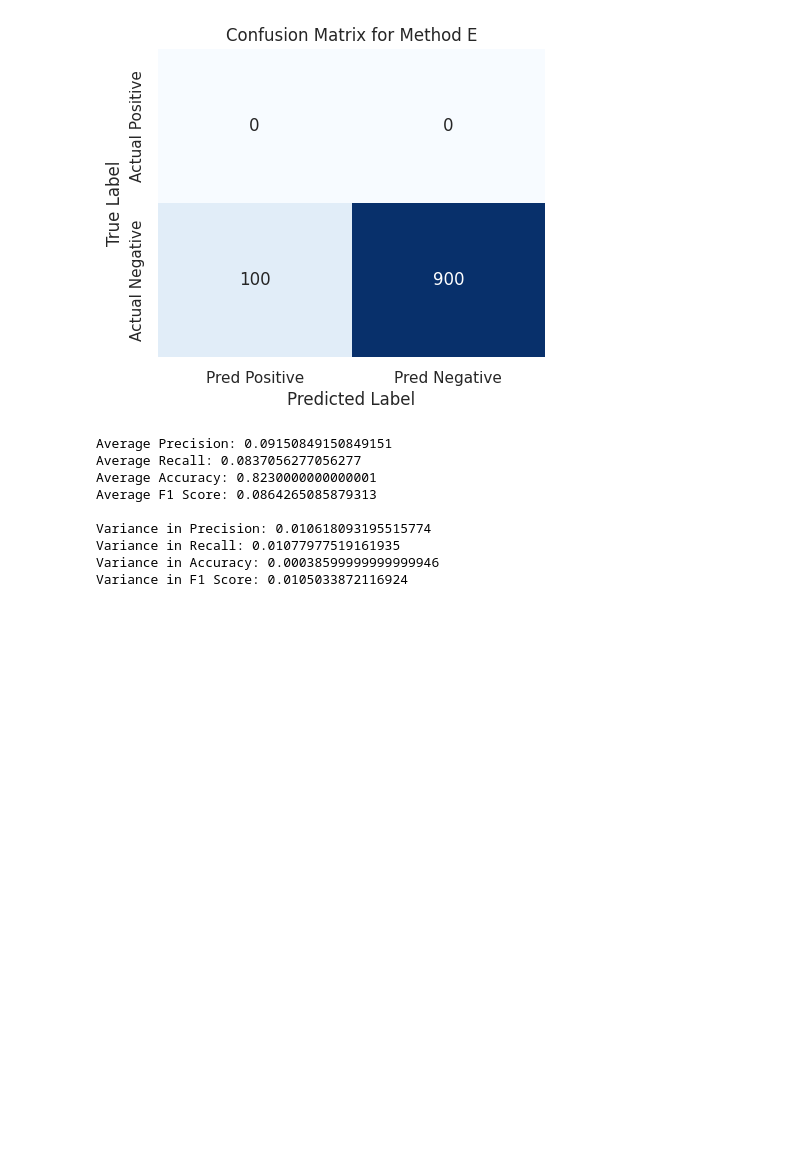
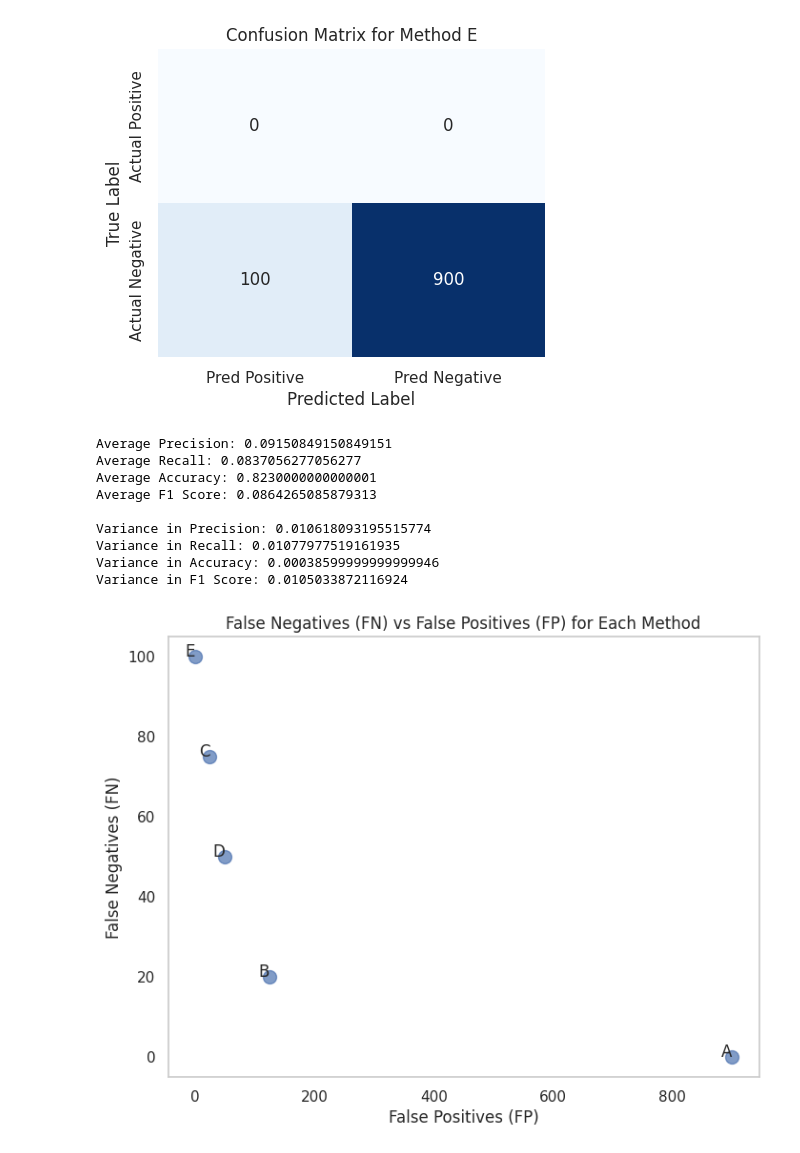
Before and after one commit to martacuevasr/Lab2_Computational_learning, a Jupyter notebook: taskA/Classification.ipynb, the cells around one changed output. Drawn from its saved outputs; the diff is of its cells as text; code cells hidden in the pictures; blank space fills up the shorter version.

```diff
--- a/taskA/Classification.ipynb
+++ b/taskA/Classification.ipynb
@@ -161,16 +161,9 @@ df = pd.DataFrame(data)
 sns.set(style="whitegrid")
 plt.figure(figsize=(15, 10))
 
-# Gráfico de barras para cada métrica
+
 metrics = ['Precision (PR)', 'Recall (RC)', 'Specificity (SP)', 'Accuracy (ACC)', 'Jaccard Index (J)', 'F-measure (Fm)']
-for i, metric in enumerate(metrics, 1):
-    plt.subplot(2, 3, i)
-    sns.barplot(x='Method', y=metric, data=df, palette="viridis")
-    plt.title(f'Comparison of {metric}')
-    plt.ylim(0, 1)
 
-plt.tight_layout()
-plt.show()
 
 # Heatmap para visualizar puntuaciones
 plt.figure(figsize=(10, 6))
@@ -353,3 +288,18 @@ Variance in Precision: 0.010618093195515774
 Variance in Recall: 0.01077977519161935
 Variance in Accuracy: 0.00038599999999999946
 Variance in F1 Score: 0.0105033872116924
+# %%
+import matplotlib.pyplot as plt
+
+# Gráfico FN vs FP
+plt.figure(figsize=(8, 6))
+plt.scatter(df_metrics['FP'], df_metrics['FN'], color='b', s=100, alpha=0.7)
+for i, method in enumerate(df_metrics['Method']):
+    plt.text(df_metrics['FP'][i], df_metrics['FN'][i], method, fontsize=12, ha='right')
+plt.xlabel('False Positives (FP)')
+plt.ylabel('False Negatives (FN)')
+plt.title('False Negatives (FN) vs False Positives (FP) for Each Method')
+plt.grid()
+plt.show()
+# %% [output]
+[figure, added]
```
Also changed, not shown: parts of 4 cells of this notebook, 17 other files.
